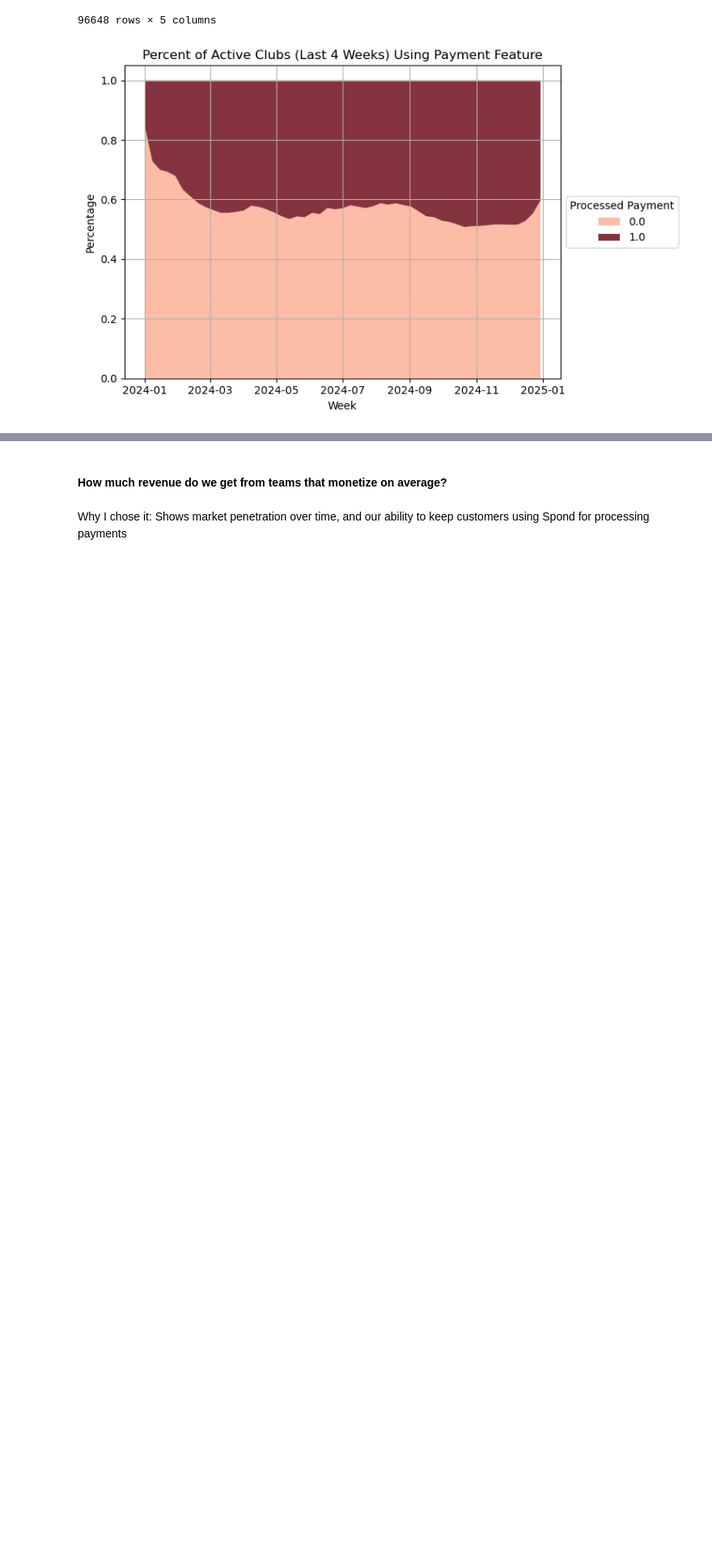
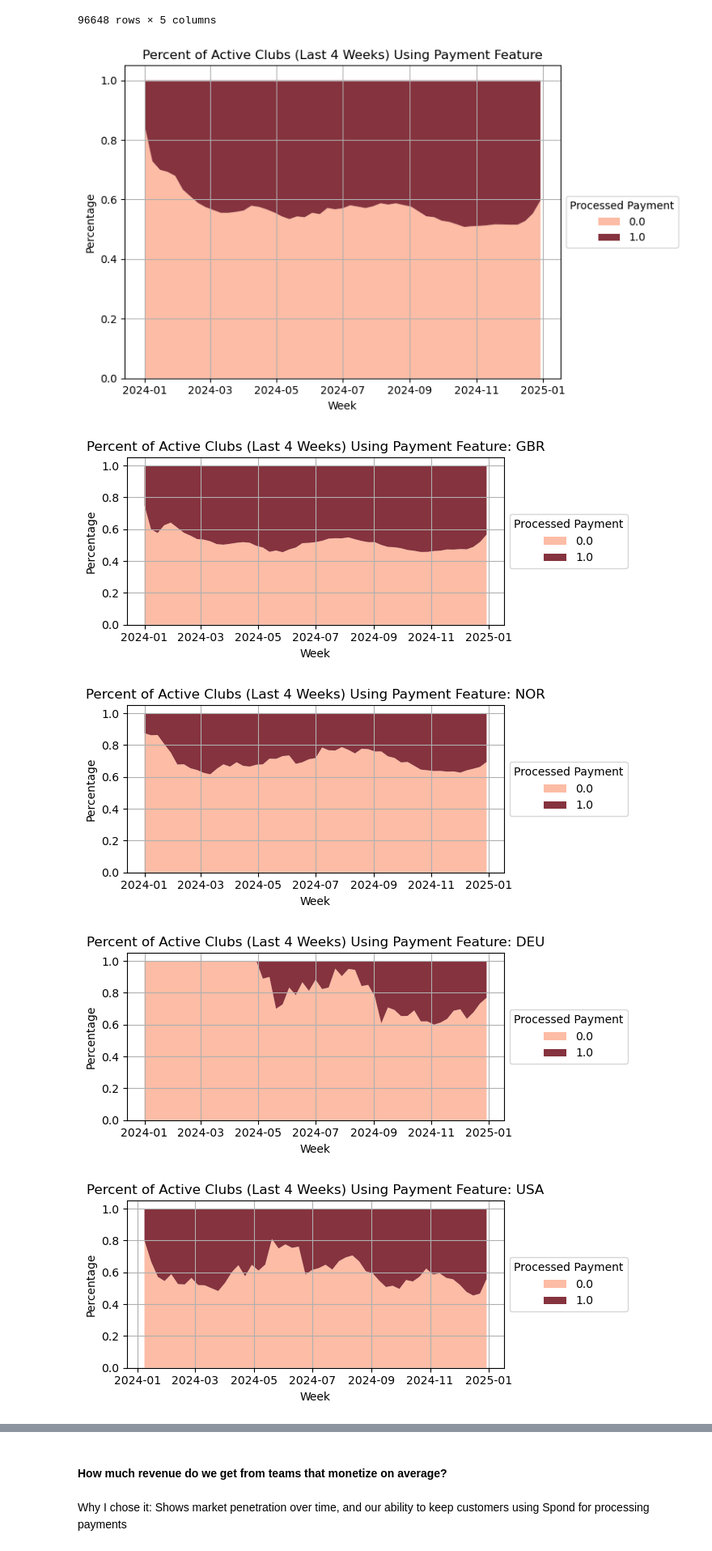
Before and after one commit to kevmb99/spond_interview, a Jupyter notebook: eda.ipynb, the cells around one changed output, grey strips where cells are left out. Shown at 81% size. Saved outputs shown, nothing was run; the diff lists cells and outputs as text; code cells hidden in the pictures; blank space fills up the shorter version.

```diff
--- a/eda.ipynb
+++ b/eda.ipynb
@@ -820,3 +888,33 @@ plt.tight_layout()
 plt.show()
 # %% [output]
 [figure]
+# %%
+for country_code in teams.country_code.unique():
+    rolling_by_country = rolling_events_payments_merged.merge(
+        teams, on='team_id'
+    ).query(f"country_code == '{country_code}'").query('event_in_window>0').fillna(0).groupby(
+        ['week', 'payment_in_window']
+    ).team_id.count().rename('total_clubs').unstack().fillna(0)
+    rolling_by_country_pct = rolling_by_country.div(rolling_by_country.sum(axis=1), axis=0)
+
+    # Plot as stacked area chart
+    plt.figure(figsize=(7, 3))
+    plt.stackplot(
+        rolling_by_country_pct.index,
+        rolling_by_country_pct.T,
+        labels=rolling_by_country_pct.columns,
+        alpha=0.8,
+        colors=truncate_colormap('Reds', n=len(rolling_by_country_pct.columns), return_cmap=False))
+
+    plt.title(f'Percent of Active Clubs (Last 4 Weeks) Using Payment Feature: {country_code}')
+    plt.xlabel('Week')
+    plt.ylabel('Percentage')
+    plt.legend(loc='center left', title='Processed Payment', bbox_to_anchor=(1,0.5))
+    plt.grid(True)
+    plt.tight_layout()
+    plt.show()
+# %% [output]
+[figure, added]
+[figure, added]
+[figure, added]
+[figure, added]
```
Also changed, not shown: parts of 7 cells of this notebook, 1 other file.
